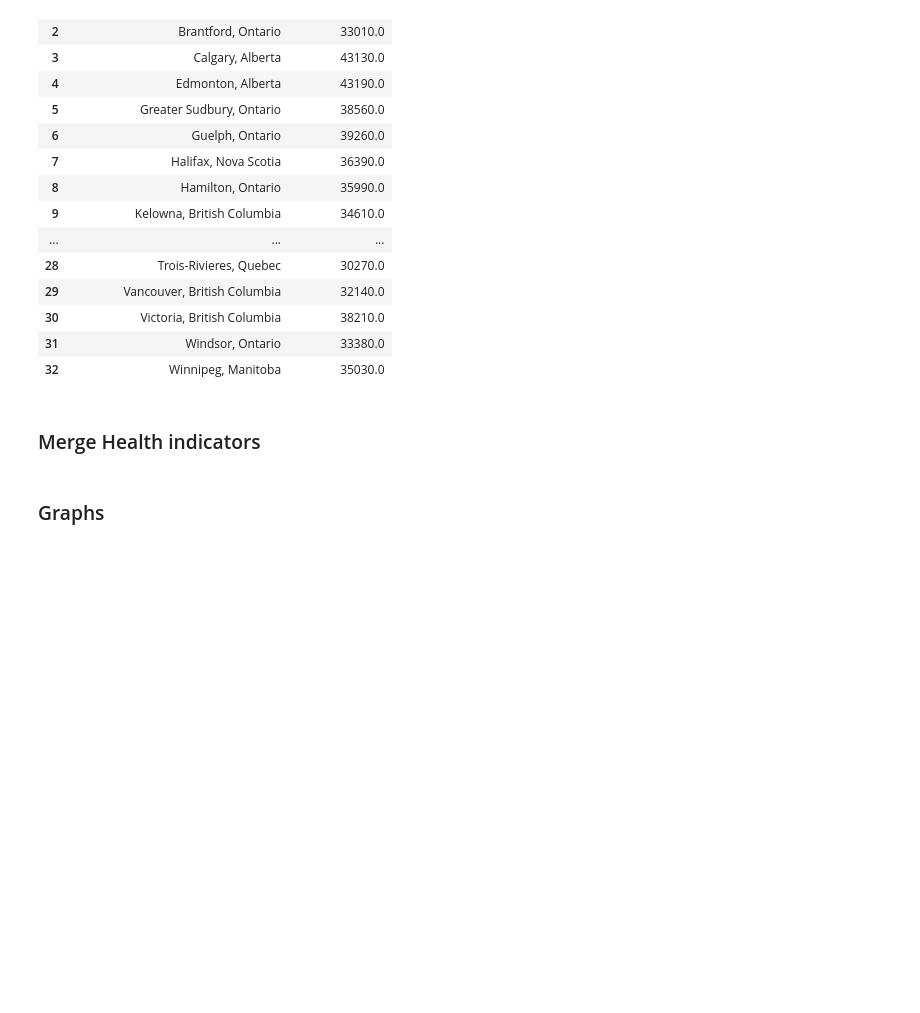
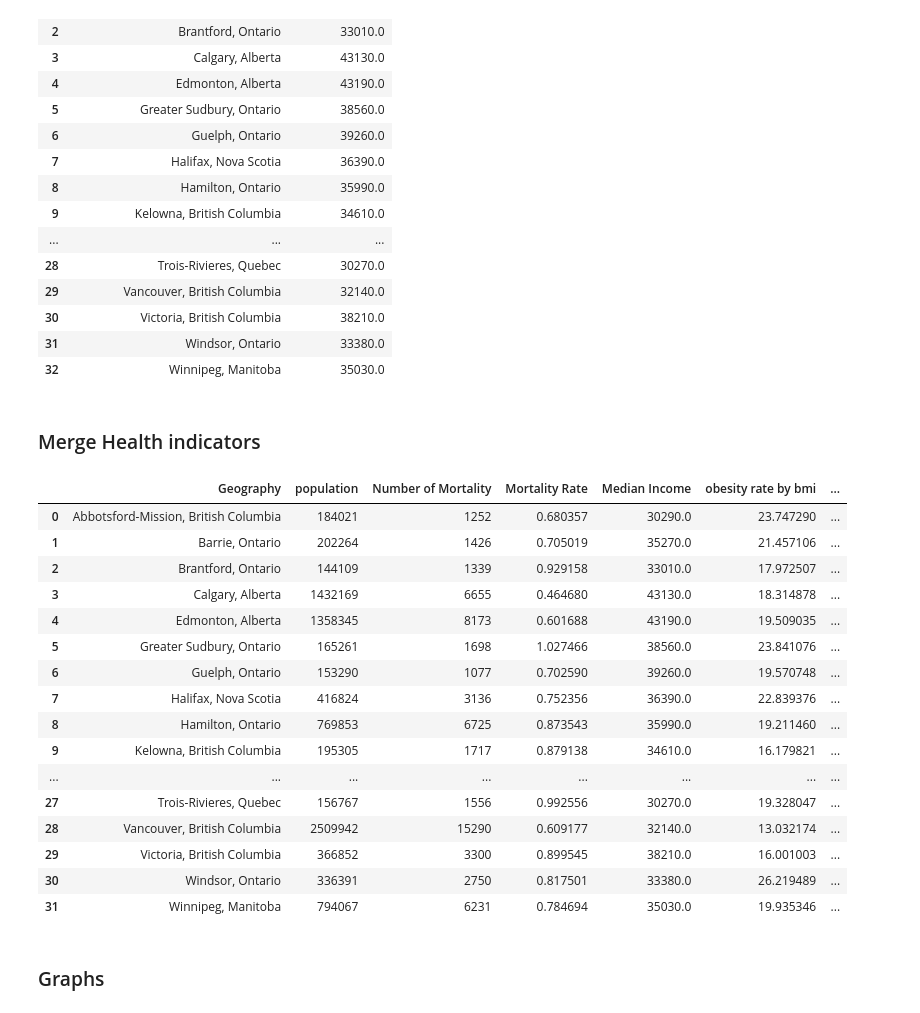
Before and after one commit to irinadrapic/project-one, a Jupyter notebook: Codes/2015 Main.ipynb, the cells around one changed output. Cells and saved outputs as stored; diff of their text form; code cells hidden in the pictures; blank space fills up the shorter version.

```diff
--- a/Codes/2015 Main.ipynb
+++ b/Codes/2015 Main.ipynb
@@ -119,11 +119,28 @@ merge = pd.merge(merged,income_df).drop(columns=["Age group"])
 # %%
 health_file = os.path.join("..","datas", "Health", "Health_Indicators.csv")
 
 health_df = pd.read_csv(health_file)
 health_df = health_df.rename(columns={"City": "Geography"})
 
 merged_df = pd.merge(merge, health_df)
-
-merged_df.to_csv("merged.csv")
+merged_df
+# %% [output]
+|  | Geography | population | Number of Mortality | Mortality Rate | Median Income | obesity rate by bmi | ... |
+| 0 | Abbotsford-Mission, British Columbia | 184021 | 1252 | 0.680357 | 30290.0 | 23.747290 | ... |
+| 1 | Barrie, Ontario | 202264 | 1426 | 0.705019 | 35270.0 | 21.457106 | ... |
+| 2 | Brantford, Ontario | 144109 | 1339 | 0.929158 | 33010.0 | 17.972507 | ... |
+| 3 | Calgary, Alberta | 1432169 | 6655 | 0.464680 | 43130.0 | 18.314878 | ... |
+| 4 | Edmonton, Alberta | 1358345 | 8173 | 0.601688 | 43190.0 | 19.509035 | ... |
+| 5 | Greater Sudbury, Ontario | 165261 | 1698 | 1.027466 | 38560.0 | 23.841076 | ... |
+| 6 | Guelph, Ontario | 153290 | 1077 | 0.702590 | 39260.0 | 19.570748 | ... |
+| 7 | Halifax, Nova Scotia | 416824 | 3136 | 0.752356 | 36390.0 | 22.839376 | ... |
+| 8 | Hamilton, Ontario | 769853 | 6725 | 0.873543 | 35990.0 | 19.211460 | ... |
+| 9 | Kelowna, British Columbia | 195305 | 1717 | 0.879138 | 34610.0 | 16.179821 | ... |
+| ... | ... | ... | ... | ... | ... | ... | ... |
+| 27 | Trois-Rivieres, Quebec | 156767 | 1556 | 0.992556 | 30270.0 | 19.328047 | ... |
+| 28 | Vancouver, British Columbia | 2509942 | 15290 | 0.609177 | 32140.0 | 13.032174 | ... |
+| 29 | Victoria, British Columbia | 366852 | 3300 | 0.899545 | 38210.0 | 16.001003 | ... |
+| 30 | Windsor, Ontario | 336391 | 2750 | 0.817501 | 33380.0 | 26.219489 | ... |
+| 31 | Winnipeg, Manitoba | 794067 | 6231 | 0.784694 | 35030.0 | 19.935346 | ... |
 # %% [markdown]
 ### Graphs
```
Also changed, not shown: parts of 8 cells of this notebook, 5 other files.
